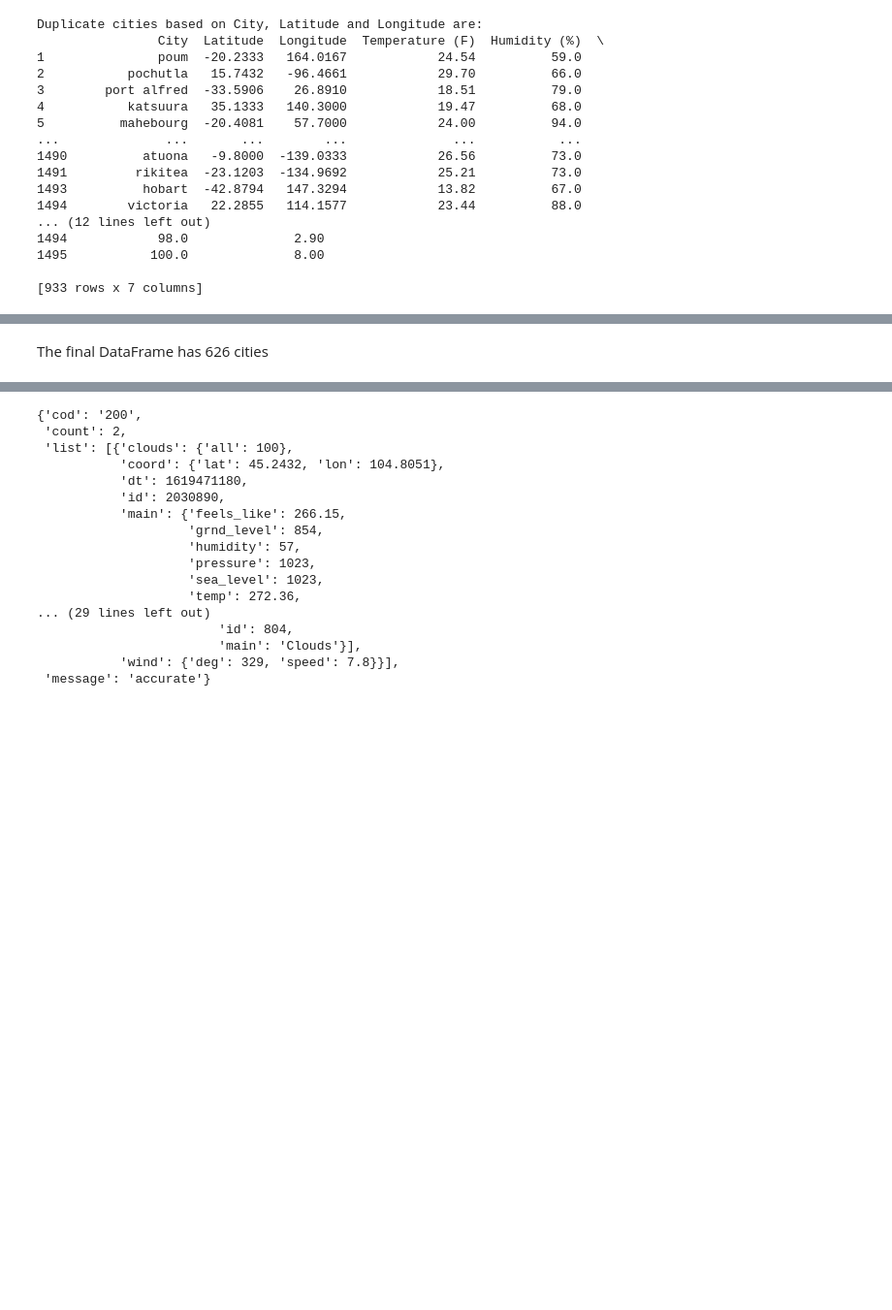
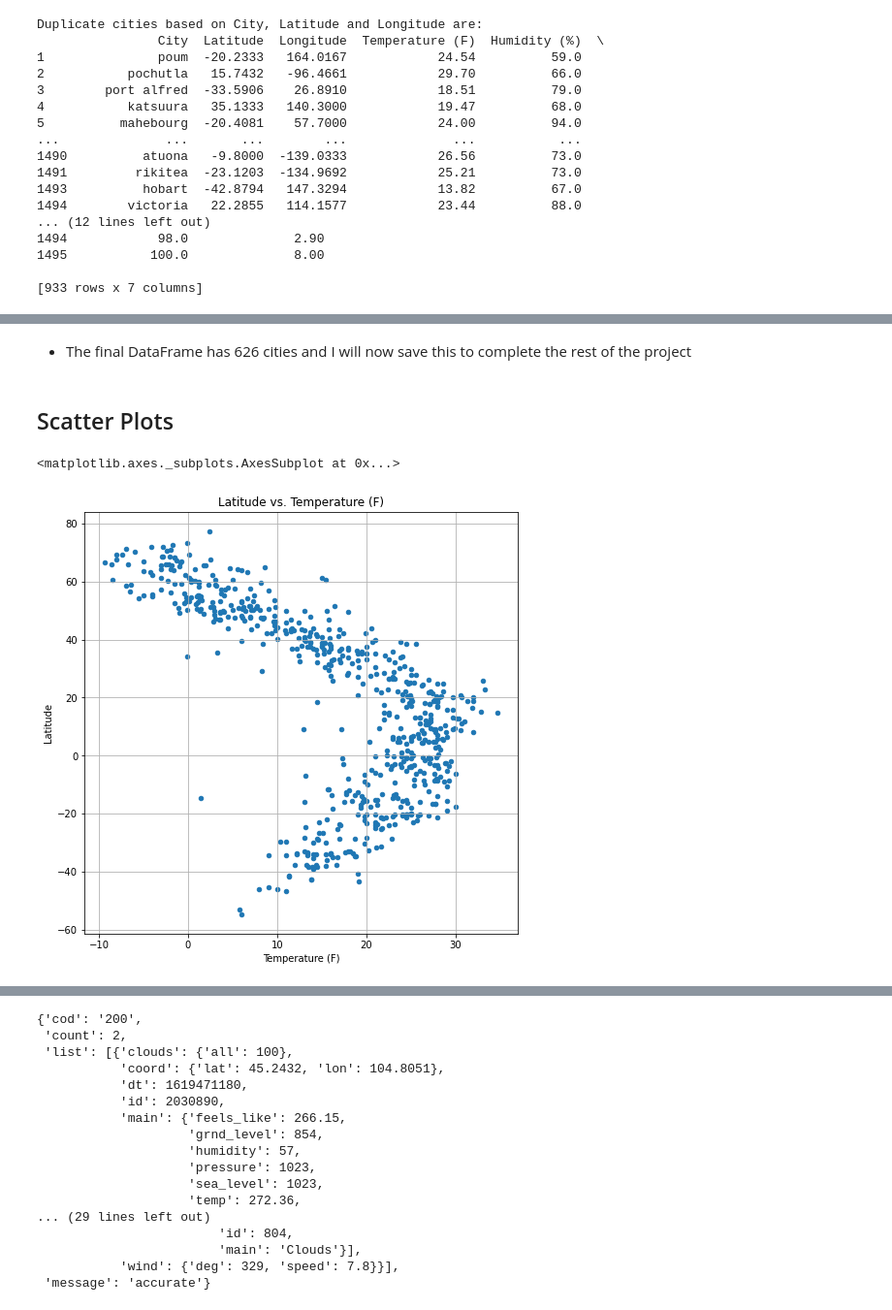
Before and after one commit to yukamara/python-api-challenge, a Jupyter notebook: WeatherPy/WeatherPy.ipynb, the cells around one changed output, grey strips where cells are left out. Shown at 97% size. Cells and saved outputs as stored; diff of their text form; code cells hidden in the pictures; blank space fills up the shorter version.

Commit message:
Completed Scatter plots

```diff
--- a/WeatherPy/WeatherPy.ipynb
+++ b/WeatherPy/WeatherPy.ipynb
@@ -255,3 +264,3 @@ weatherData.count()
-# %% [markdown]
-The final DataFrame has 626 cities
+# %% [markdown]
+* The final DataFrame has 626 cities and I will now save this to complete the rest of the project
 # %%
@@ -258,0 +269,8 @@ The final DataFrame has 626 cities
+# %% [markdown]
+## Scatter Plots
+# %%
+# 1. Temperature (F) Vs Latitude
+weatherData.plot.scatter(x='Temperature (F)', y='Latitude', grid=True, figsize=(8,8), title='Latitude vs. Temperature (F)')
+# %% [output]
+<matplotlib.axes._subplots.AxesSubplot at 0x...>
+[figure, added]
```
Also changed, not shown: parts of 5 cells of this notebook, 1 other file.
